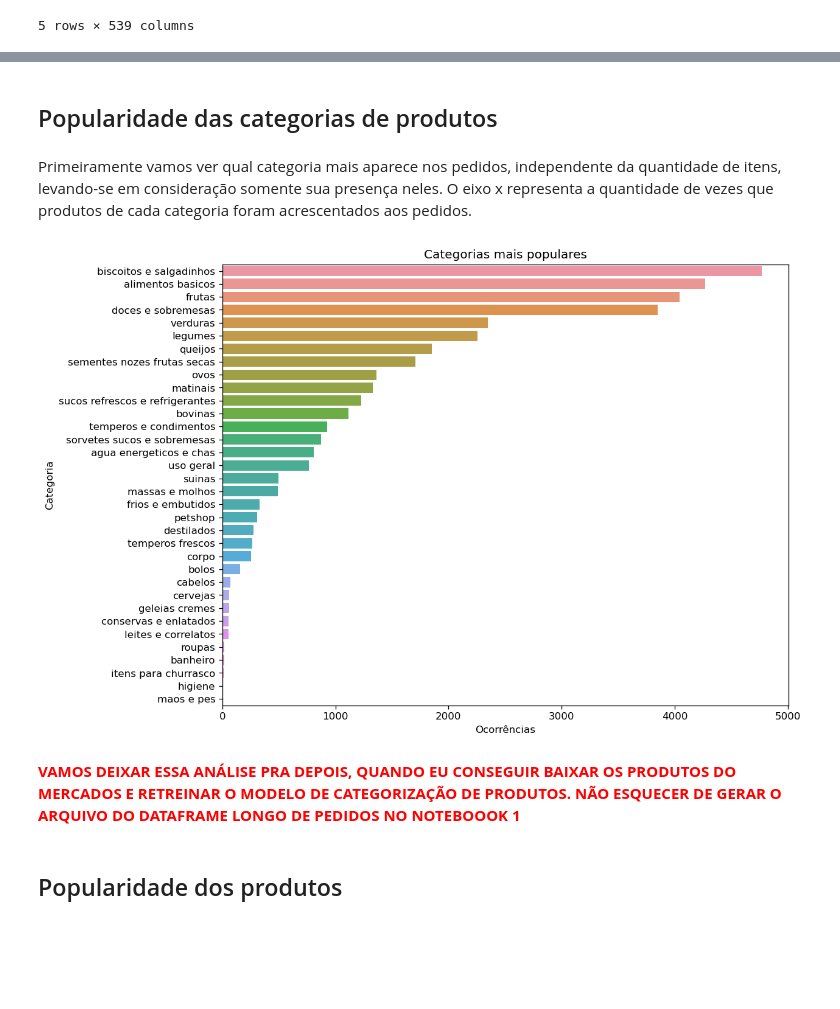
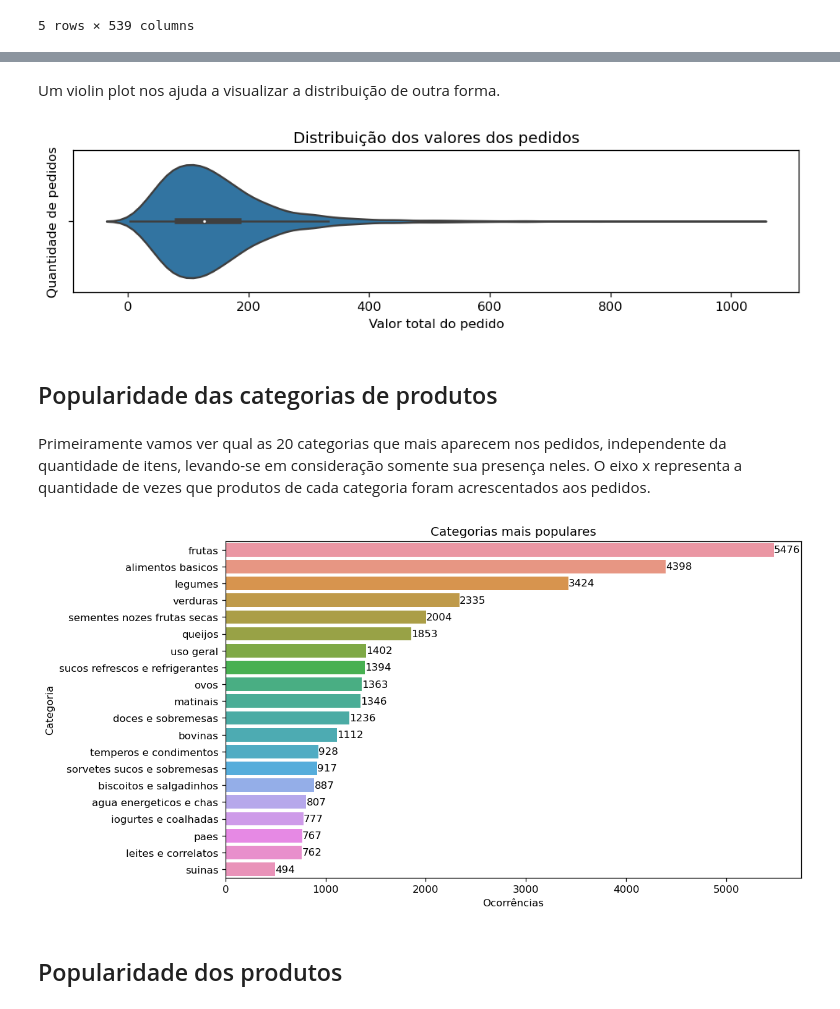
Before and after one commit to lgalicki/tcc-pos-ciecia-de-dados-pucmg, a Jupyter notebook: 2 - Análise e Exploração dos Dados.ipynb, the cells around one changed output, grey strips where cells are left out. Saved outputs shown, nothing was run; the diff lists cells and outputs as text; code cells hidden in the pictures; blank space fills up the shorter version.

Commit message:
Finalização da extração de dados de categoria de produtos, retreinamento do modelo de categorização de produtos, necessárias reexcuções e progresso na análise dos dados.

```diff
--- a/2 - Análise e Exploração dos Dados.ipynb
+++ b/2 - Análise e Exploração dos Dados.ipynb
@@ -35,15 +67,22 @@ df_pw.head()
+# %% [markdown]
+Um violin plot nos ajuda a visualizar a distribuição de outra forma.
+# %%
+plt.figure(dpi=120,figsize=(10,2))
+ax = sns.violinplot(data=df_pw,x='vl_final_pedido')
+ax.set(title='Distribuição dos valores dos pedidos',xlabel='Valor total do pedido',ylabel='Quantidade de pedidos');
+# %% [output]
+[figure, added]
 # %% [markdown]
 ## Popularidade das categorias de produtos
 # %% [markdown]
-Primeiramente vamos ver qual categoria mais aparece nos pedidos, independente da quantidade de itens, levando-se em consideração somente sua presença neles. O eixo x representa a quantidade de vezes que produtos de cada categoria foram acrescentados aos pedidos.
+Primeiramente vamos ver qual as 20 categorias que mais aparecem nos pedidos, independente da quantidade de itens, levando-se em consideração somente sua presença neles. O eixo x representa a quantidade de vezes que produtos de cada categoria foram acrescentados aos pedidos.
 # %%
-plt.figure(dpi=120,figsize=(10,8))
-ax = sns.countplot(data=df_pl,y='categoria',order=df_pl['categoria'].value_counts().index)
-ax.set(xlabel='Ocorrências',ylabel='Categoria',title='Categorias mais populares');
+plt.figure(dpi=120,figsize=(10,6))
+ax = sns.countplot(data=df_pl,y='categoria',order=df_pl['categoria'].value_counts().index[:20])
+ax.set(xlabel='Ocorrências',ylabel='Categoria',title='Categorias mais populares')
+ax.bar_label(ax.containers[0]);
 # %% [output]
-[figure, old version]
+[figure, new version]
-# %% [markdown]
-<font color='red'><b>VAMOS DEIXAR ESSA ANÁLISE PRA DEPOIS, QUANDO EU CONSEGUIR BAIXAR OS PRODUTOS DO MERCADOS E RETREINAR O MODELO DE CATEGORIZAÇÃO DE PRODUTOS. NÃO ESQUECER DE GERAR O ARQUIVO DO DATAFRAME LONGO DE PEDIDOS NO NOTEBOOOK 1<i></font></b></i>
 # %% [markdown]
 ## Popularidade dos produtos
 # %% [markdown]
```
Also changed, not shown: parts of 45 cells of this notebook, 10 other files.
